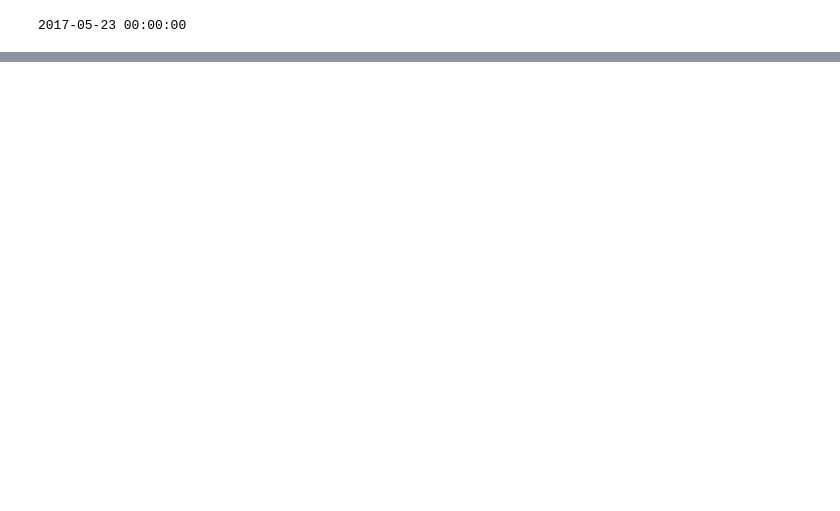
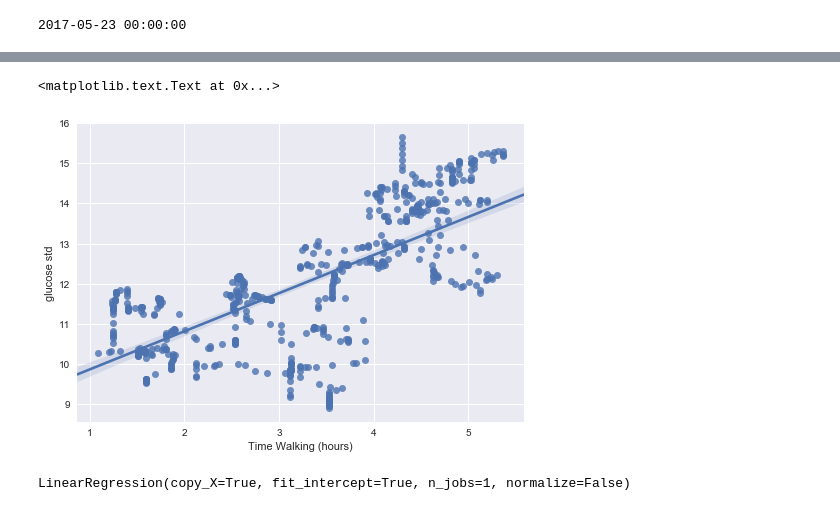
Before and after one commit to sdrendall/challenge, a Jupyter notebook: challenge.ipynb, the cells around one changed output, grey strips where cells are left out. Cells and saved outputs as stored; diff of their text form; code cells hidden in the pictures; blank space fills up the shorter version.

```diff
--- a/challenge.ipynb
+++ b/challenge.ipynb
@@ -99,0 +60,3 @@ plt.plot(window_std)
+# %%
+glucose_std = time_analysis.map_to_window(np.std, interp_glucose, window_size=48*60/15)
+glucose_std = pd.Series(glucose_std[:-1], index=time_walking.index, name='glucose std')
@@ -99,0 +94,23 @@ plt.plot(window_std)
+# %%
+# Data for training is from glucose_no_nan and the corresponding points in time_walking_series
+valid_data_index = time_walking.index.intersection(glucose_no_nan['time'])
+shuffled_index = np.random.permutation(valid_data_index)
+training_index = shuffled_index[:-100]
+testing_index = shuffled_index[-100:]
+valid_walking = time_walking[valid_data_index]
+valid_glucose_std = glucose_std[valid_data_index]
+training_walking = as_vector(time_walking[training_index])
+training_glucose_std = as_vector(glucose_std[training_index])
+testing_walking = as_vector(time_walking[testing_index])
+testing_glucose_std = as_vector(glucose_std[testing_index])
+# %%
+sns.regplot(x=valid_walking, y=valid_glucose_std)
+plt.xlabel('Time Walking (hours)')
+# %% [output]
+<matplotlib.text.Text at 0x...>
+[figure, added]
+# %%
+reg_model = linear_model.LinearRegression()
+reg_model.fit(training_walking, training_glucose_std)
+# %% [output]
+LinearRegression(copy_X=True, fit_intercept=True, n_jobs=1, normalize=False)
```
Also changed, not shown: parts of 26 cells of this notebook, 7 other files.
